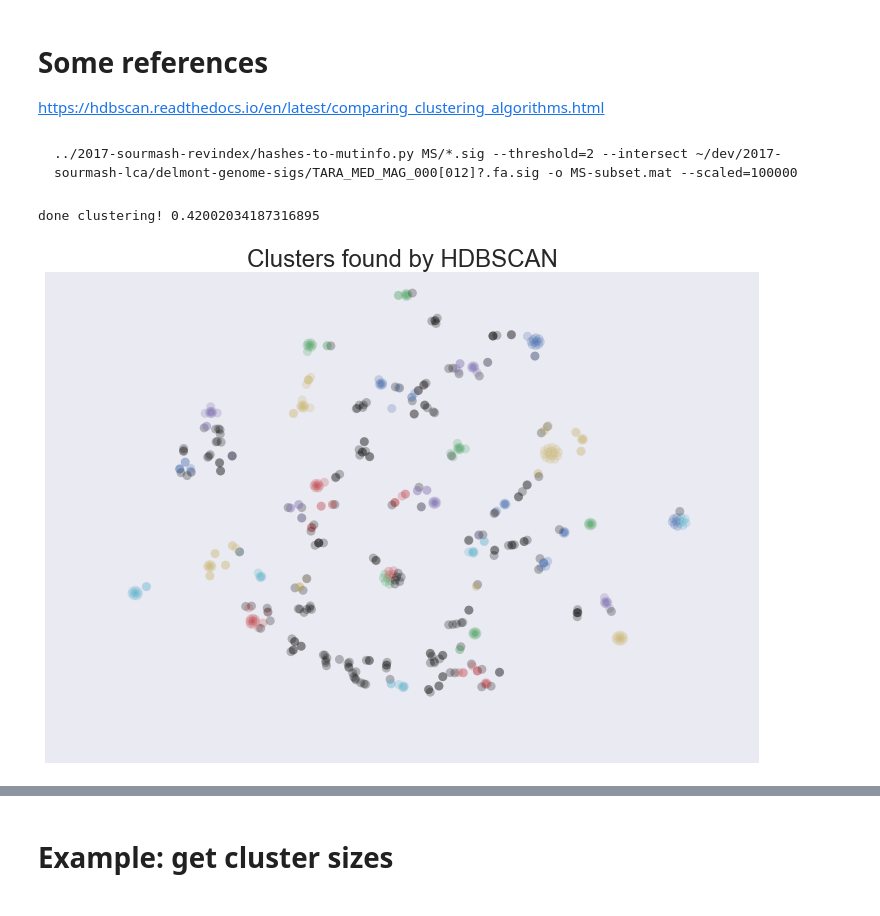
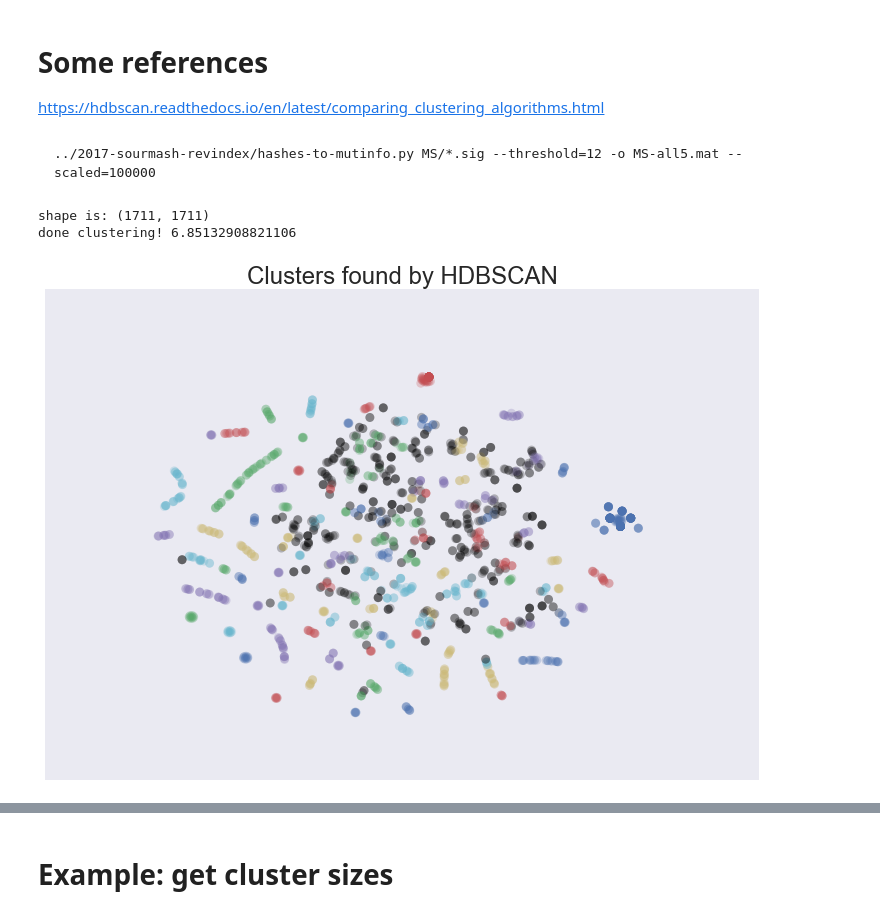
Before and after one commit to ctb/2017-sourmash-rarefy, a Jupyter notebook: cluster-association.ipynb, the cells around one changed output, grey strips where cells are left out. Cells and saved outputs as stored; diff of their text form; code cells hidden in the pictures.

````diff
--- a/cluster-association.ipynb
+++ b/cluster-association.ipynb
@@ -4,7 +4,7 @@
 https://hdbscan.readthedocs.io/en/latest/comparing_clustering_algorithms.html
 # %% [markdown]
 ```
-../2017-sourmash-revindex/hashes-to-mutinfo.py MS/*.sig --threshold=2 --intersect ~/dev/2017-sourmash-lca/delmont-genome-sigs/TARA_MED_MAG_000[012]?.fa.sig -o MS-subset.mat --scaled=100000
+../2017-sourmash-revindex/hashes-to-mutinfo.py MS/*.sig --threshold=12 -o MS-all5.mat --scaled=100000
 ```
 # %%
 %matplotlib inline
@@ -29,35 +29,37 @@ plot_kwds = {'alpha' : 0.25, 's' : 80, 'linewidths':0}
 # %%
 # cluster data using 'algorithm', then use TSNE to plot & color by clustesr
 def plot_clusters(data, algorithm, args, kwds):
     start_time = time.time()
     labels = algorithm(*args, **kwds).fit_predict(data)
     #print(labels)
     end_time = time.time()
 
     print('done clustering!', end_time - start_time)
 
     palette = sns.color_palette('deep', np.unique(labels).max() + 1)
     colors = [palette[x] if x >= 0 else (0.0, 0.0, 0.0) for x in labels]
 
     t = TSNE(n_components=2, perplexity=5).fit_transform(data)
 
     df = pd.DataFrame(t)
     df.columns=['t1','t2']
     df['colors'] = pd.Series(colors, index=df.index)
 
     plt.scatter(df.t1, df.t2, c=colors, **plot_kwds)
     frame = plt.gca()
     frame.axes.get_xaxis().set_visible(False)
     frame.axes.get_yaxis().set_visible(False)
     plt.title('Clusters found by {}'.format(str(algorithm.__name__)), fontsize=24)
     return labels
 
 # do a quick test run on a small subset
-subs2, subs2_labels = sourmash_lib.fig.load_matrix_and_labels('MS-subset.mat')
+subs2, subs2_labels = sourmash_lib.fig.load_matrix_and_labels('MS-all5.mat')
+print('shape is:', subs2.shape)
 cluster_labels = plot_clusters(subs2, hdbscan.HDBSCAN, (), {'min_cluster_size':5})
 # %% [output]
-done clustering! 0.42002034187316895
+shape is: (1711, 1711)
+done clustering! 6.85132908821106
-[figure, old version]
+[figure, new version]
 # %%
 # create a data frame that connects sample_index, cluster label, hash value, and cluster size
 def make_sample_df(cluster_labels, sample_labels):
````
Also changed, not shown: parts of 5 cells of this notebook.
